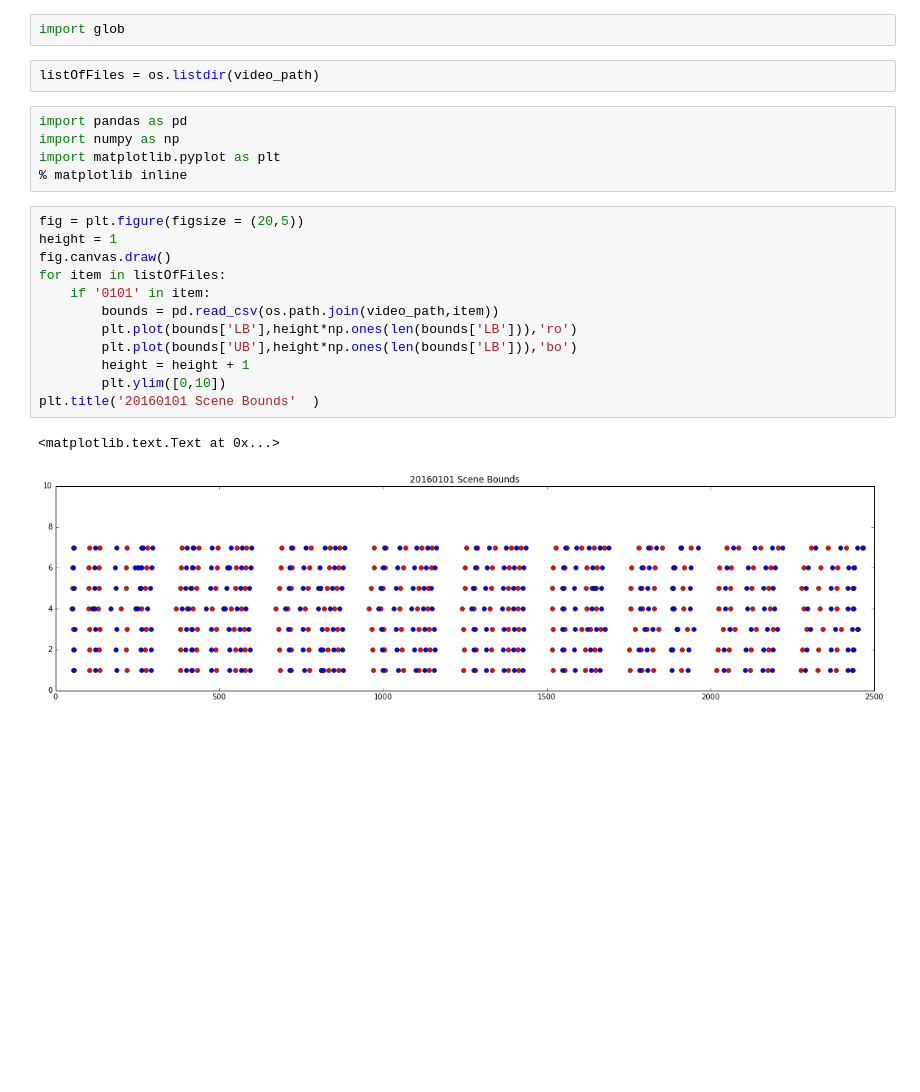
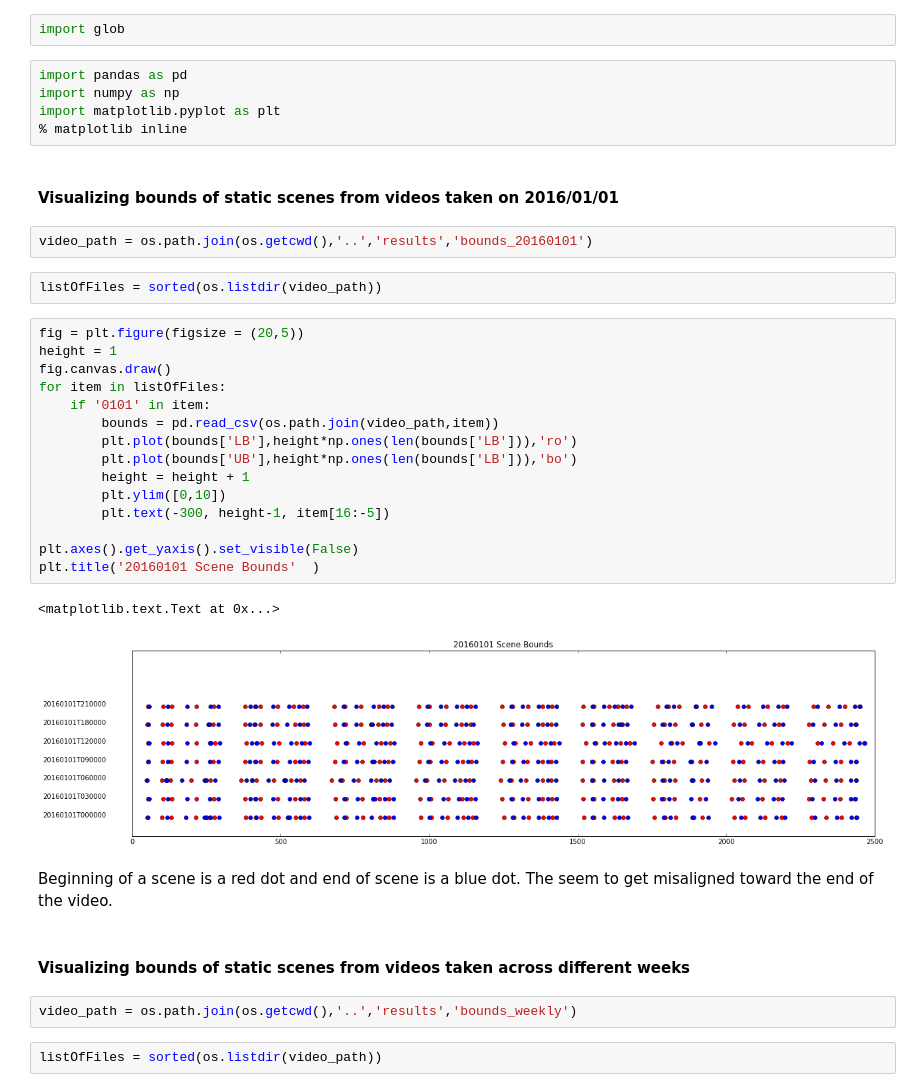
Before and after one commit to valentina-s/OOIVideos, a Jupyter notebook: notebooks/Visualize_Bounds.ipynb, the cells around one changed output. Cells and saved outputs as stored; diff of their text form; blank space fills up the shorter version.

Commit message:
updating bound visualization notebook

```diff
--- a/notebooks/Visualize_Bounds.ipynb
+++ b/notebooks/Visualize_Bounds.ipynb
@@ -5,24 +3,39 @@ video_path = os.path.join(os.getcwd(),'..','results','bounds_rolling_variance')
 # %%
 import glob
-# %%
-listOfFiles = os.listdir(video_path)
 # %%
 import pandas as pd
 import numpy as np
 import matplotlib.pyplot as plt
 % matplotlib inline
+# %% [markdown]
+#### Visualizing bounds of static scenes from videos taken on 2016/01/01
+# %%
+video_path = os.path.join(os.getcwd(),'..','results','bounds_20160101')
+# %%
+listOfFiles = sorted(os.listdir(video_path))
 # %%
 fig = plt.figure(figsize = (20,5))
 height = 1
 fig.canvas.draw()
 for item in listOfFiles:
     if '0101' in item:
         bounds = pd.read_csv(os.path.join(video_path,item))
         plt.plot(bounds['LB'],height*np.ones(len(bounds['LB'])),'ro')
         plt.plot(bounds['UB'],height*np.ones(len(bounds['LB'])),'bo')
         height = height + 1
         plt.ylim([0,10])
+        plt.text(-300, height-1, item[16:-5])
+
+plt.axes().get_yaxis().set_visible(False)
 plt.title('20160101 Scene Bounds'  )
 # %% [output]
 <matplotlib.text.Text at 0x...>
-[figure, old version]
+[figure, new version]
+# %% [markdown]
+Beginning of a scene is a red dot and end of scene is a blue dot. The seem to get misaligned toward the end of the video.
+# %% [markdown]
+#### Visualizing bounds of static scenes from videos taken across different weeks
+# %%
+video_path = os.path.join(os.getcwd(),'..','results','bounds_weekly')
+# %%
+listOfFiles = sorted(os.listdir(video_path))
```
Also changed, not shown: parts of 5 cells of this notebook.
